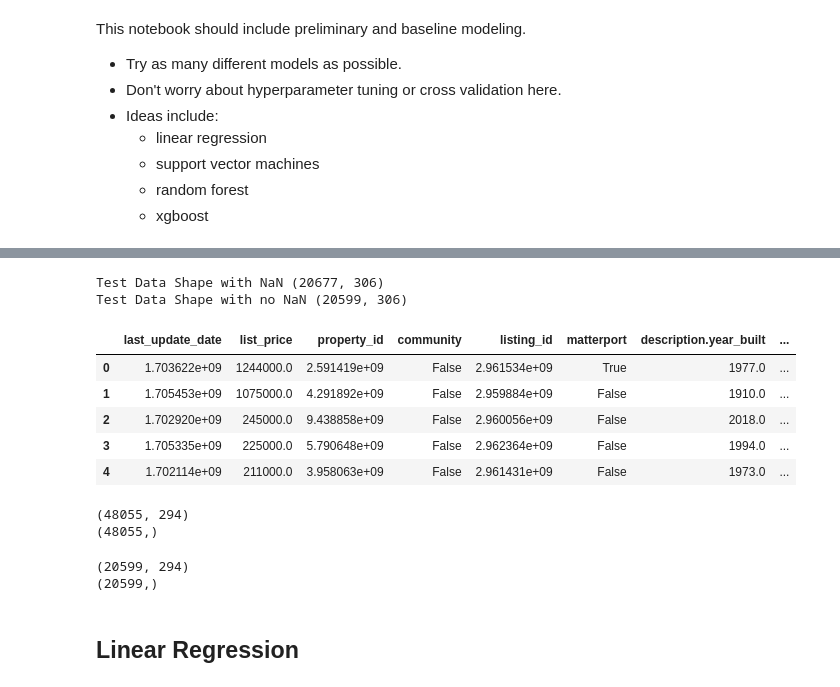
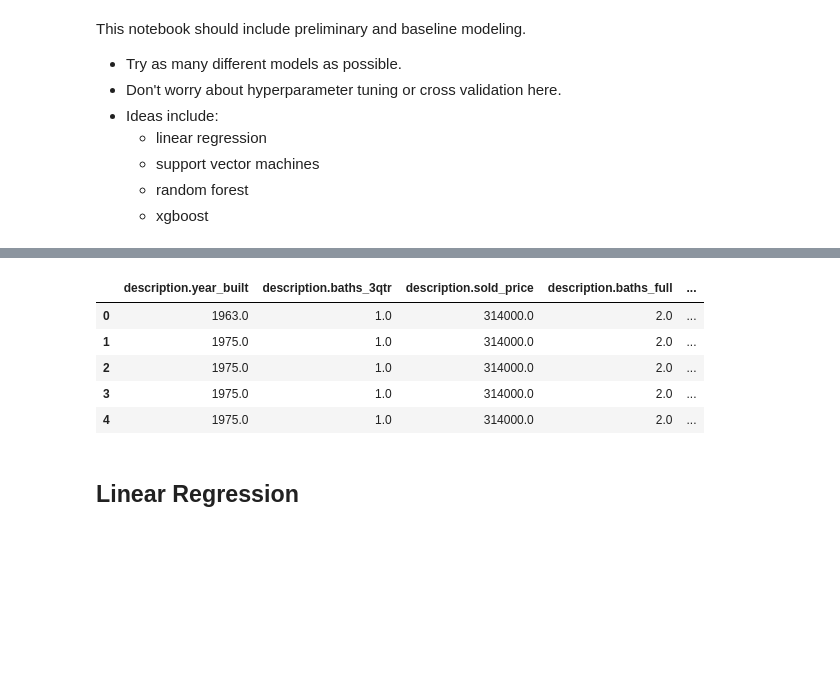
Before and after one commit to rdebullain/ML-supervised_real_estate_data, a Jupyter notebook: notebooks/2 - model_selection_02.ipynb, the cells around one changed output, grey strips where cells are left out. Saved outputs shown, nothing was run; the diff lists cells and outputs as text; code cells hidden in the pictures; blank space fills up the shorter version.

```diff
--- a/notebooks/2 - model_selection_02.ipynb
+++ b/notebooks/2 - model_selection_02.ipynb
@@ -72,63 +22,0 @@ Train Data Shape with no NaN (48055, 306)
-# %%
-# Preparing Test Data to input in models by converting columns to appropriate data types
-
-# >>>Last Update Date<<<
-test_data['last_update_date'] = pd.to_datetime(test_data['last_update_date'], errors='coerce')
-
-# Convert all values to a consistent format
-test_data['last_update_date'] = test_data['last_update_date'].dt.strftime('%Y-%m-%dT%H:%M:%SZ')
-
-# Convert 'last_update_date' column to datetime again to handle the new format
-test_data['last_update_date'] = pd.to_datetime(test_data['last_update_date'], format='%Y-%m-%dT%H:%M:%SZ', errors='coerce')
-
-# Convert 'last_update_date' column to Unix epoch time (seconds since 1970-01-01)
-test_data['last_update_date'] = (test_data['last_update_date'] - pd.Timestamp("1970-01-01")) // pd.Timedelta('1s')
-
-# >>>Sold Date<<<
-# Convert 'description.sold_date' column to datetime
-test_data['description.sold_date'] = pd.to_datetime(test_data['description.sold_date'])
-
-# Convert to Unix epoch time
-test_data['description.sold_date'] = (test_data['description.sold_date'] - pd.Timestamp("1970-01-01")) // pd.Timedelta('1s')
-
-# >>>Year Built, Sold Price, Baths Full, Lot SqFt, SqFt, Garage, Stories, Beds, and County Fips Code to numeric<<<
-columns_to_convert = ['description.year_built', 'description.sold_price', 'description.baths_full', 'description.sqft', 'description.garage', 'description.stories', 'description.beds', 'location.county.fips_code']
-test_data[columns_to_convert] = test_data[columns_to_convert].apply(pd.to_numeric, errors='coerce')
-
-print('Test Data Shape with NaN', test_data.shape)
-test_data = test_data.dropna()
-print('Test Data Shape with no NaN', test_data.shape)
-# %% [output]
-Test Data Shape with NaN (20677, 306)
-Test Data Shape with no NaN (20599, 306)
-# %%
-X_train.head()
-# %% [output]
-|  | last_update_date | list_price | property_id | community | listing_id | matterport | description.year_built | ... |
-| 0 | 1.703622e+09 | 1244000.0 | 2.591419e+09 | False | 2.961534e+09 | True | 1977.0 | ... |
-| 1 | 1.705453e+09 | 1075000.0 | 4.291892e+09 | False | 2.959884e+09 | False | 1910.0 | ... |
-| 2 | 1.702920e+09 | 245000.0 | 9.438858e+09 | False | 2.960056e+09 | False | 2018.0 | ... |
-| 3 | 1.705335e+09 | 225000.0 | 5.790648e+09 | False | 2.962364e+09 | False | 1994.0 | ... |
-| 4 | 1.702114e+09 | 211000.0 | 3.958063e+09 | False | 2.961431e+09 | False | 1973.0 | ... |
-# %%
-#X_train and y_train for models only taking into account numerical values
-
-X_train = train_data.drop(columns = ['description.sold_price', 'source.agents', 'other_listings.rdc', 'status', 'source.type', 'description.type', 'products.brand_name', 'location.address.state_code', 'location.address.line', 'location.county.name', 'branding.name', 'branding.type'])
-print(X_train.shape)
-
-y_train = train_data['description.sold_price']
-print(y_train.shape)
-# %% [output]
-(48055, 294)
-(48055,)
-# %%
-#X_test and y_test for models, only taking into account numerical values
-
-X_test = test_data.drop(columns = ['description.sold_price', 'source.agents', 'other_listings.rdc', 'status', 'source.type', 'description.type', 'products.brand_name', 'location.address.state_code', 'location.address.line', 'location.county.name', 'branding.name', 'branding.type'])
-print(X_test.shape)
-
-y_test = test_data['description.sold_price']
-print(y_test.shape)
-# %% [output]
-(20599, 294)
-(20599,)
@@ -138,0 +23,15 @@ y_test = y_test.squeeze()
+# %%
+#Loading data
+df = pd.read_csv('e:/Vocational/Lighthouse Labs/Flex Course/Projects/P02_Midterm_Supervised Learning/data_project_midterm/data/processed_data.csv')
+
+pd.set_option('display.max_rows', None)
+pd.set_option('display.max_columns', None)
+
+df.head()
+# %% [output]
+|  | description.year_built | description.baths_3qtr | description.sold_price | description.baths_full | ... |
+| 0 | 1963.0 | 1.0 | 314000.0 | 2.0 | ... |
+| 1 | 1975.0 | 1.0 | 314000.0 | 2.0 | ... |
+| 2 | 1975.0 | 1.0 | 314000.0 | 2.0 | ... |
+| 3 | 1975.0 | 1.0 | 314000.0 | 2.0 | ... |
+| 4 | 1975.0 | 1.0 | 314000.0 | 2.0 | ... |
```
Also changed, not shown: parts of 34 cells of this notebook.
